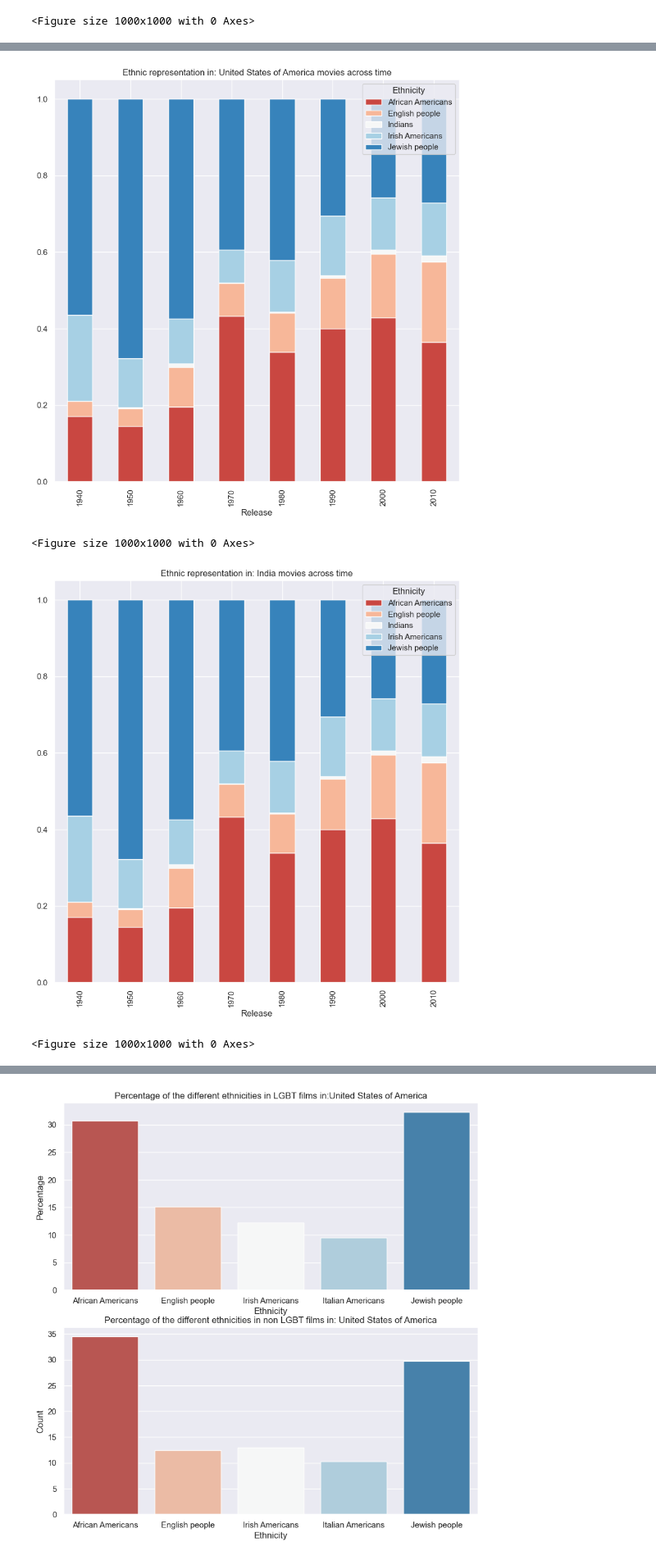
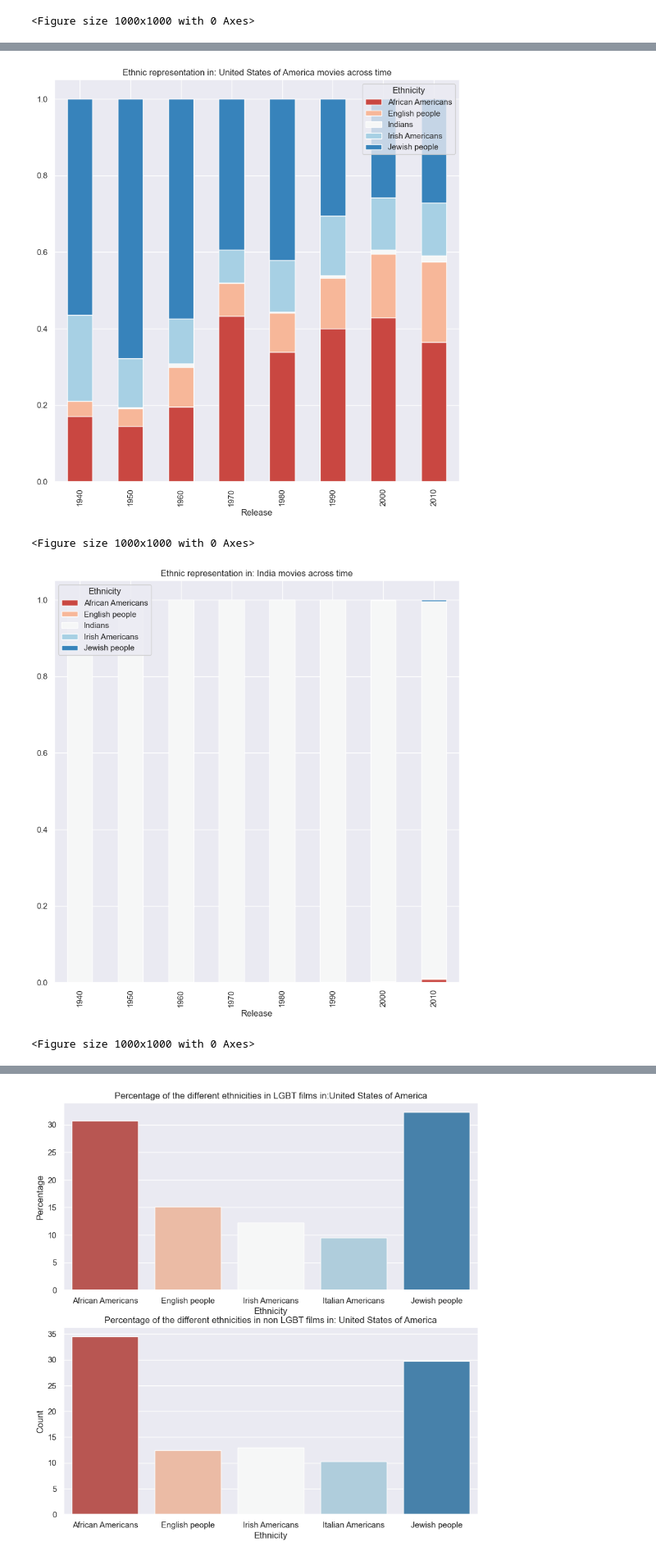
Before and after one commit to epfl-ada/ada-2022-project-rlab, a Jupyter notebook: Initial_Analysis_and_Ethnicity_Representation.ipynb, the cells around one changed output, grey strips where cells are left out. Shown at 82% size. Saved outputs shown, nothing was run; the diff lists cells and outputs as text; code cells hidden in the pictures.

```diff
--- a/Initial_Analysis_and_Ethnicity_Representation.ipynb
+++ b/Initial_Analysis_and_Ethnicity_Representation.ipynb
@@ -82,14 +70,17 @@ processed.head()
 # %%
 # Plot histogram of the countries with the most productions
-sns.histplot(data=processed[processed["Countries"].isin(processed.groupby(by="Countries")["Name"].count().nlargest(10).index)], x="Countries",log_scale=(False,True))
+tmp = movie_metadata.explode(column="Countries").reset_index(drop = True)
+top = tmp.groupby(by="Countries")["Name"].count().nlargest(10).index
+top_val = tmp.groupby(by="Countries")["Name"].count().nlargest(10)
+sns.histplot(data=tmp[tmp["Countries"].isin(top)], x="Countries",log_scale=(False,True))
 plt.xticks(rotation=75)
 plt.title('Movies country of origin')
 sns.set(rc={'figure.figsize':(10,10)})
 sns.set_style("darkgrid")
 # Filter the  top producing countries
-processed = processed[processed["Countries"].isin(processed.groupby(by="Countries")["Name"].count().nlargest(5).index)]
-
-print(processed.groupby(by="Countries")["Release"].count().sort_values(ascending=False))
+processed = movie_metadata[movie_metadata["Countries"].apply(lambda x: any(e in top[0:5] for e in x))].reset_index()
+processed.head()
+print(top_val)
 # %% [output]
 Countries
 United States of America    33197
@@ -223,7 +219,6 @@ characters.head()
 | 27 | 3196793 | /m/08yl5d | 2000 | NaN | 1937 | M | NaN | African Americans | Albert Hall | ... |
 # %%
 # Find characters which appear in the movies made by the top producing countries
-charac_group = processed.groupby(by="Countries", as_index=True).apply(lambda x:
-pd.merge(characters[["WikiID", "Release", "Sex", "Ethnicity","Age at movie release", "Birth"]][characters["WikiID"].isin(x["WikiID"])], x[["Genres","WikiID"]], on=["WikiID"])).reset_index().drop(columns="level_1")
+charac_group = pd.merge(characters[["WikiID", "Release", "Sex", "Ethnicity","Age at movie release", "Birth"]][characters["WikiID"].isin(processed["WikiID"])], processed[["Genres","WikiID", "Countries"]], on=["WikiID"]).reset_index().drop(columns="index")
 charac_group.head()
 # %% [output]
@@ -247,7 +242,7 @@ tmp = charac_group
 tmp = tmp[tmp["Ethnicity"].isin(tmp["Ethnicity"].value_counts().nlargest(5).index)]
 tmp = tmp[tmp["Release"].apply(lambda x: x>1940)]
 for name in ["United States of America", "India", "France", "United Kingdom"]:
-    t  = tmp[tmp["Countries"]=="United States of America"]
+    t  = tmp[tmp["Countries"].apply(lambda x: any(e==name for e in x))]
     # Count the number of characters in each subgroup having same: ethnicity and release date
     t=t.groupby(by=["Ethnicity", "Release"]).count().reset_index().rename(columns = {"Countries": "Count"})
 
@@ -481,8 +472,7 @@ tmp = tmp[tmp["Age at movie release"]>0]
 tmp = tmp[tmp["Release"]>1940]
 
 for name in ["United States of America", "India", "France", "United Kingdom"]:
-
-    t  = tmp[tmp["Countries"]==name]
+    t  = tmp[tmp["Countries"].apply(lambda x: any(e==name for e in x))]
 
 
     t = t[t["Genres"].isin(t["Genres"].value_counts().nlargest(5).index)]
@@ -592,35 +582,35 @@ tmp = tmp[tmp["Release"].apply(lambda x: x>1940)]
 
 for name in ["United States of America", "India", "France", "United Kingdom"]:
 
-    t  = tmp[tmp["Countries"]=="United States of America"]
+    t  = tmp[tmp["Countries"].apply(lambda x: any(e==name for e in x))]
     # Group by ethnicity and release and count
     t=t.groupby(by=["Ethnicity", "Release"]).count().reset_index().rename(columns = {"Countries": "Count"})
     # Count the ethnicity in each subgroup having the same release value
     t = t.groupby(by="Release").apply(count_eth)
 
     t = t.pivot_table(index = 'Release', columns='Ethnicity', values='Count', aggfunc='mean', fill_value=0)
     t.groupby((t.index//10)*10).mean().plot(kind = 'bar', stacked = True)
     plt.title(f'Ethnic representation in: {name} movies across time')
     plt.figure()
 # %% [output]
 To preserve the previous behavior, use
 
         >>> .groupby(..., group_keys=False)
 
 To adopt the future behavior and silence this warning, use
 
         >>> .groupby(..., group_keys=True)
   t = t.groupby(by="Release").apply(count_eth)
 To preserve the previous behavior, use
 
         >>> .groupby(..., group_keys=False)
 
 ... (16 lines left out)
 To adopt the future behavior and silence this warning, use
 
         >>> .groupby(..., group_keys=True)
   t = t.groupby(by="Release").apply(count_eth)
 [figure]
 <Figure size 1000x1000 with 0 Axes>
-[figure, old version]
+[figure, new version]
 <Figure size 1000x1000 with 0 Axes>
```
Also changed, not shown: parts of 22 cells of this notebook, 1 other file.
